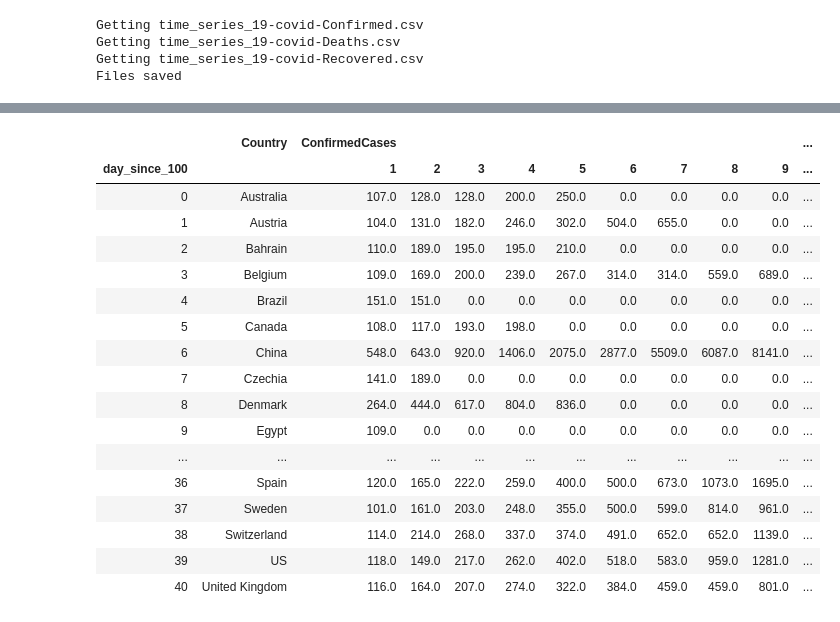
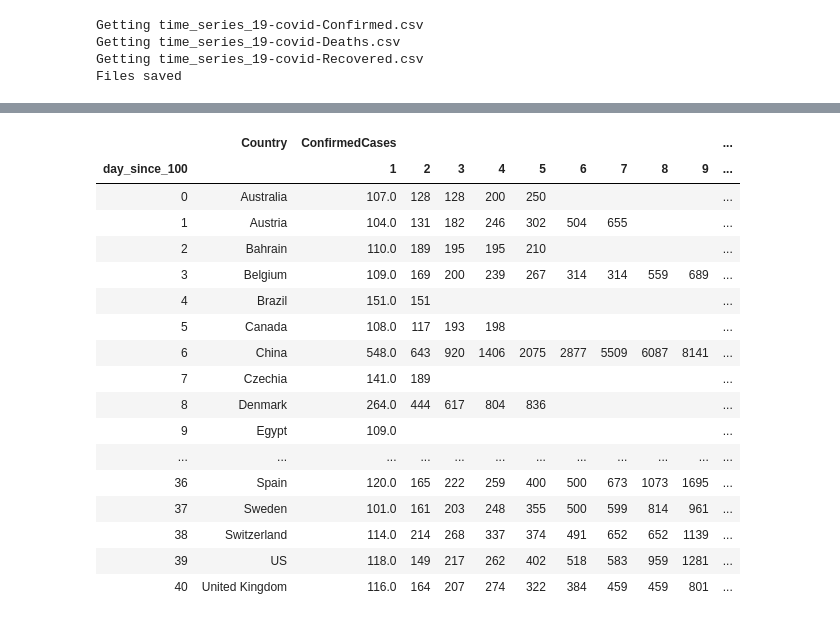
Before and after one commit to Keeganoshi/covid19, a Jupyter notebook: corona_dataprep.ipynb, the cells around one changed output, grey strips where cells are left out. Cells and saved outputs as stored; diff of their text form; code cells hidden in the pictures.

```diff
--- a/corona_dataprep.ipynb
+++ b/corona_dataprep.ipynb
@@ -76,27 +76,27 @@ melted_confirmed_wpop = melted_confirmed_wpop[melted_confirmed_wpop['Country'] !
 # %%
 # Look at the first week
 first_week = days_since_dataframe[days_since_dataframe['day_since_100'] < 14] #change this to adjust timeframe
-first_week = pd.DataFrame(first_week.pivot(index='Country', columns='day_since_100', values=['ConfirmedCases']).fillna(0).reset_index())
+first_week = pd.DataFrame(first_week.pivot(index='Country', columns='day_since_100', values=['ConfirmedCases']).fillna("").reset_index())
 first_week
 # %% [output]
 |  | Country | ConfirmedCases |  |  |  |  |  |  |  |  | ... |
 | day_since_100 |  | 1 | 2 | 3 | 4 | 5 | 6 | 7 | 8 | 9 | ... |
-| 0 | Australia | 107.0 | 128.0 | 128.0 | 200.0 | 250.0 | 0.0 | 0.0 | 0.0 | 0.0 | ... |
-| 1 | Austria | 104.0 | 131.0 | 182.0 | 246.0 | 302.0 | 504.0 | 655.0 | 0.0 | 0.0 | ... |
-| 2 | Bahrain | 110.0 | 189.0 | 195.0 | 195.0 | 210.0 | 0.0 | 0.0 | 0.0 | 0.0 | ... |
-| 3 | Belgium | 109.0 | 169.0 | 200.0 | 239.0 | 267.0 | 314.0 | 314.0 | 559.0 | 689.0 | ... |
-| 4 | Brazil | 151.0 | 151.0 | 0.0 | 0.0 | 0.0 | 0.0 | 0.0 | 0.0 | 0.0 | ... |
-| 5 | Canada | 108.0 | 117.0 | 193.0 | 198.0 | 0.0 | 0.0 | 0.0 | 0.0 | 0.0 | ... |
-| 6 | China | 548.0 | 643.0 | 920.0 | 1406.0 | 2075.0 | 2877.0 | 5509.0 | 6087.0 | 8141.0 | ... |
-| 7 | Czechia | 141.0 | 189.0 | 0.0 | 0.0 | 0.0 | 0.0 | 0.0 | 0.0 | 0.0 | ... |
-| 8 | Denmark | 264.0 | 444.0 | 617.0 | 804.0 | 836.0 | 0.0 | 0.0 | 0.0 | 0.0 | ... |
-| 9 | Egypt | 109.0 | 0.0 | 0.0 | 0.0 | 0.0 | 0.0 | 0.0 | 0.0 | 0.0 | ... |
+| 0 | Australia | 107.0 | 128 | 128 | 200 | 250 |  |  |  |  | ... |
+| 1 | Austria | 104.0 | 131 | 182 | 246 | 302 | 504 | 655 |  |  | ... |
+| 2 | Bahrain | 110.0 | 189 | 195 | 195 | 210 |  |  |  |  | ... |
+| 3 | Belgium | 109.0 | 169 | 200 | 239 | 267 | 314 | 314 | 559 | 689 | ... |
+| 4 | Brazil | 151.0 | 151 |  |  |  |  |  |  |  | ... |
+| 5 | Canada | 108.0 | 117 | 193 | 198 |  |  |  |  |  | ... |
+| 6 | China | 548.0 | 643 | 920 | 1406 | 2075 | 2877 | 5509 | 6087 | 8141 | ... |
+| 7 | Czechia | 141.0 | 189 |  |  |  |  |  |  |  | ... |
+| 8 | Denmark | 264.0 | 444 | 617 | 804 | 836 |  |  |  |  | ... |
+| 9 | Egypt | 109.0 |  |  |  |  |  |  |  |  | ... |
 | ... | ... | ... | ... | ... | ... | ... | ... | ... | ... | ... | ... |
-| 36 | Spain | 120.0 | 165.0 | 222.0 | 259.0 | 400.0 | 500.0 | 673.0 | 1073.0 | 1695.0 | ... |
-| 37 | Sweden | 101.0 | 161.0 | 203.0 | 248.0 | 355.0 | 500.0 | 599.0 | 814.0 | 961.0 | ... |
-| 38 | Switzerland | 114.0 | 214.0 | 268.0 | 337.0 | 374.0 | 491.0 | 652.0 | 652.0 | 1139.0 | ... |
-| 39 | US | 118.0 | 149.0 | 217.0 | 262.0 | 402.0 | 518.0 | 583.0 | 959.0 | 1281.0 | ... |
-| 40 | United Kingdom | 116.0 | 164.0 | 207.0 | 274.0 | 322.0 | 384.0 | 459.0 | 459.0 | 801.0 | ... |
+| 36 | Spain | 120.0 | 165 | 222 | 259 | 400 | 500 | 673 | 1073 | 1695 | ... |
+| 37 | Sweden | 101.0 | 161 | 203 | 248 | 355 | 500 | 599 | 814 | 961 | ... |
+| 38 | Switzerland | 114.0 | 214 | 268 | 337 | 374 | 491 | 652 | 652 | 1139 | ... |
+| 39 | US | 118.0 | 149 | 217 | 262 | 402 | 518 | 583 | 959 | 1281 | ... |
+| 40 | United Kingdom | 116.0 | 164 | 207 | 274 | 322 | 384 | 459 | 459 | 801 | ... |
 # %%
 #Look at a few countries
 melted_confirmed_wpop = melted_confirmed_wpop[(melted_confirmed_wpop['Country'] == 'Austria') | (melted_confirmed_wpop['Country'] == 'Australia') | (melted_confirmed_wpop['Country'] == 'Belgium') | (melted_confirmed_wpop['Country'] == 'Japan')]
```
Also changed, not shown: parts of 3 cells of this notebook.
